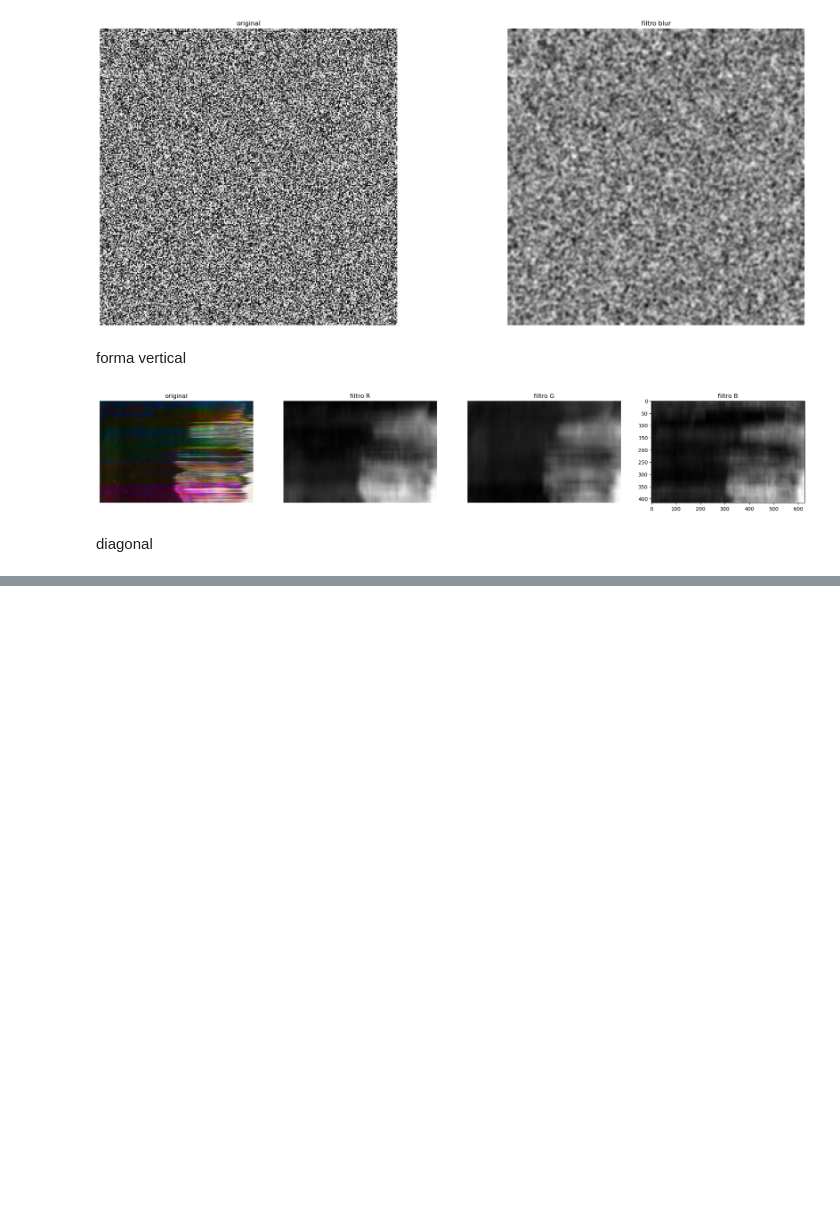
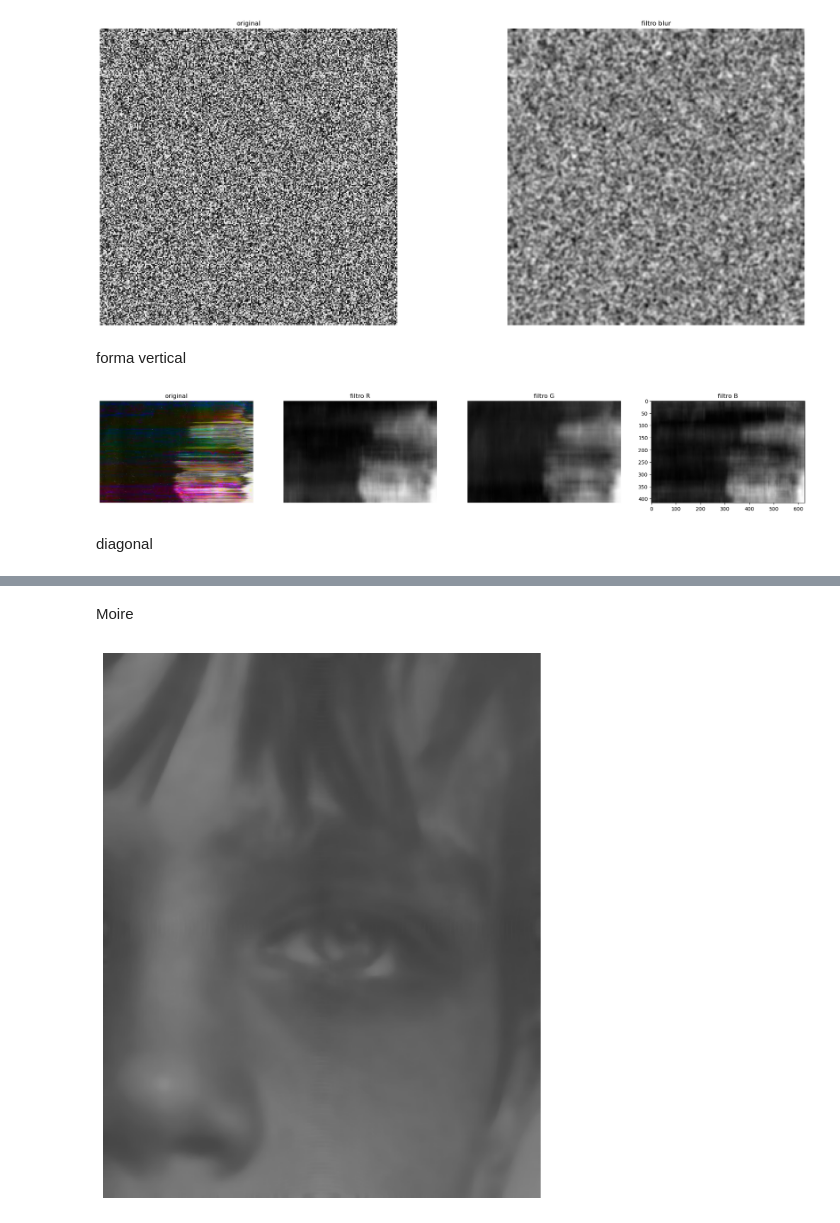
Before and after one commit to FcCaba/Procesamiento-De-Imagenes, a Jupyter notebook: convolucion2.ipynb, the cells around one changed output, grey strips where cells are left out. Drawn from its saved outputs; the diff is of its cells as text; code cells hidden in the pictures; blank space fills up the shorter version.

Commit message:
moire

```diff
--- a/convolucion2.ipynb
+++ b/convolucion2.ipynb
@@ -163,0 +203,15 @@ plt.show()
+# %% [markdown]
+Moire
+# %%
+import cv2
+import matplotlib.pyplot as plt
+img1 = cv2.imread('imagenes/img distorcion/dis2.jfif')
+plt.figure(figsize=(25,10))
+count=1
+img1Fix = cv2.medianBlur(img1,15)
+plt.subplot(1,2,1)
+plt.imshow(img1Fix)
+plt.axis("off")
+plt.show()
+# %% [output]
+[figure, added]
```
Also changed, not shown: parts of 3 cells of this notebook, 7 other files.
